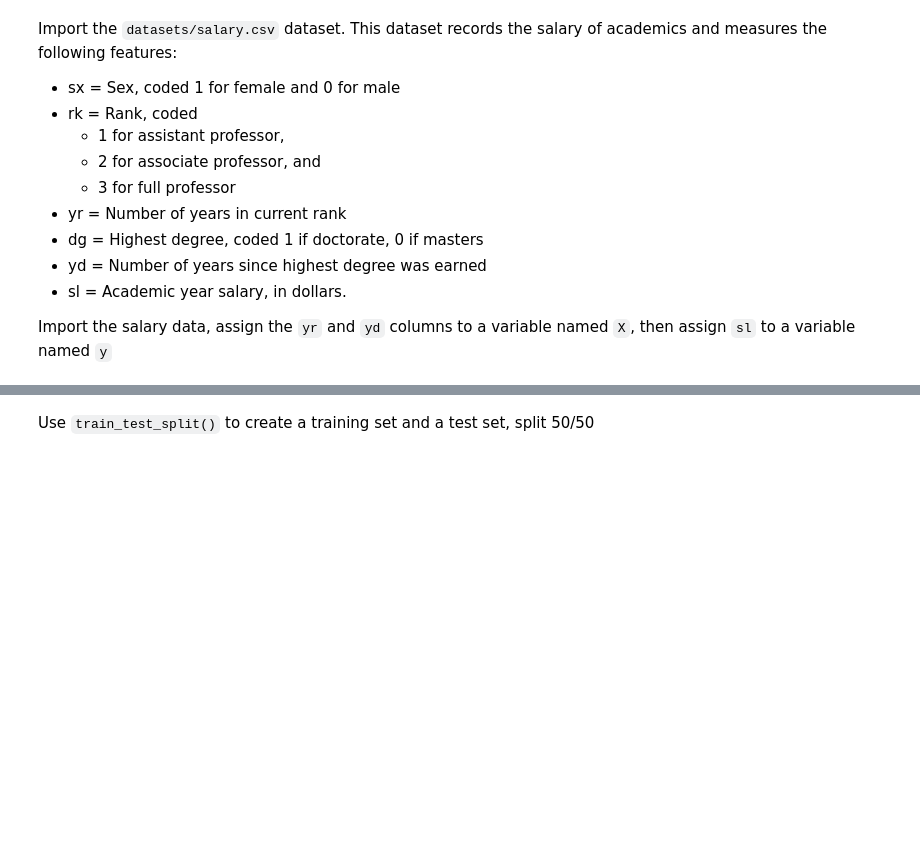
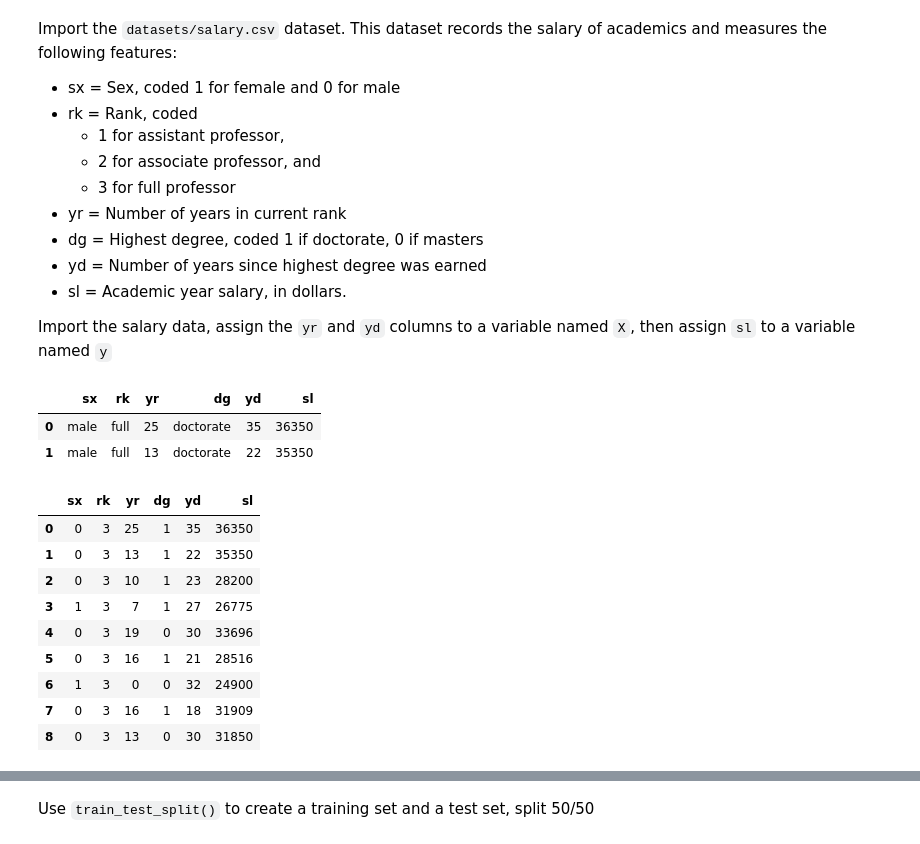
Before and after one commit to ggodreau/w4d2, a Jupyter notebook: sklearn_examples.ipynb, the cells around one changed output, grey strips where cells are left out. Cells and saved outputs as stored; diff of their text form; code cells hidden in the pictures; blank space fills up the shorter version.

```diff
--- a/sklearn_examples.ipynb
+++ b/sklearn_examples.ipynb
@@ -57,3 +76,23 @@ Import the `datasets/salary.csv` dataset. This dataset records the salary of aca
 - sl = Academic year salary, in dollars.
 
 Import the salary data, assign the `yr` and `yd` columns to a variable named `X`, then assign `sl` to a variable named `y`
+# %%
+salary = pd.read_csv('./datasets/salary.csv')
+salary.head(2)
+# %% [output]
+|  | sx | rk | yr | dg | yd | sl |
+| 0 | male | full | 25 | doctorate | 35 | 36350 |
+| 1 | male | full | 13 | doctorate | 22 | 35350 |
+# %%
+salary.head(9)
+# %% [output]
+|  | sx | rk | yr | dg | yd | sl |
+| 0 | 0 | 3 | 25 | 1 | 35 | 36350 |
+| 1 | 0 | 3 | 13 | 1 | 22 | 35350 |
+| 2 | 0 | 3 | 10 | 1 | 23 | 28200 |
+| 3 | 1 | 3 | 7 | 1 | 27 | 26775 |
+| 4 | 0 | 3 | 19 | 0 | 30 | 33696 |
+| 5 | 0 | 3 | 16 | 1 | 21 | 28516 |
+| 6 | 1 | 3 | 0 | 0 | 32 | 24900 |
+| 7 | 0 | 3 | 16 | 1 | 18 | 31909 |
+| 8 | 0 | 3 | 13 | 0 | 30 | 31850 |
```
Also changed, not shown: parts of 13 cells of this notebook, 1 other file.
